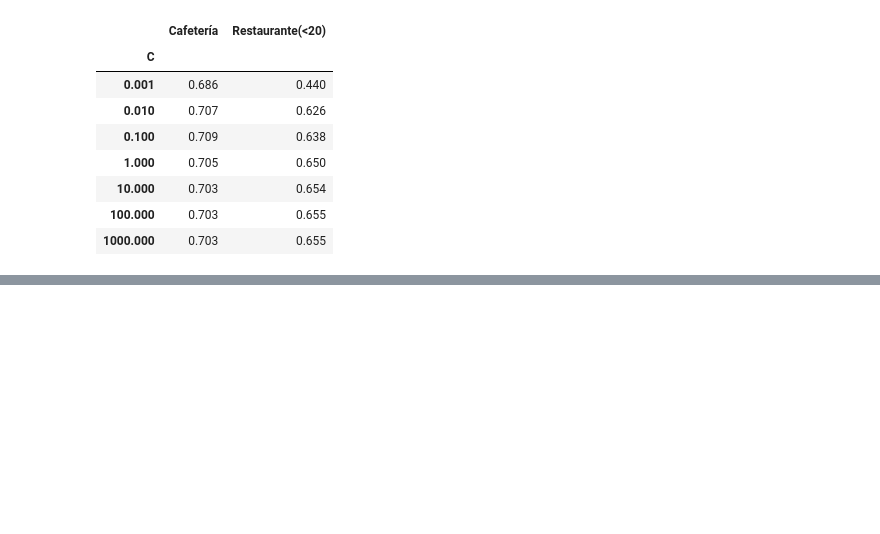
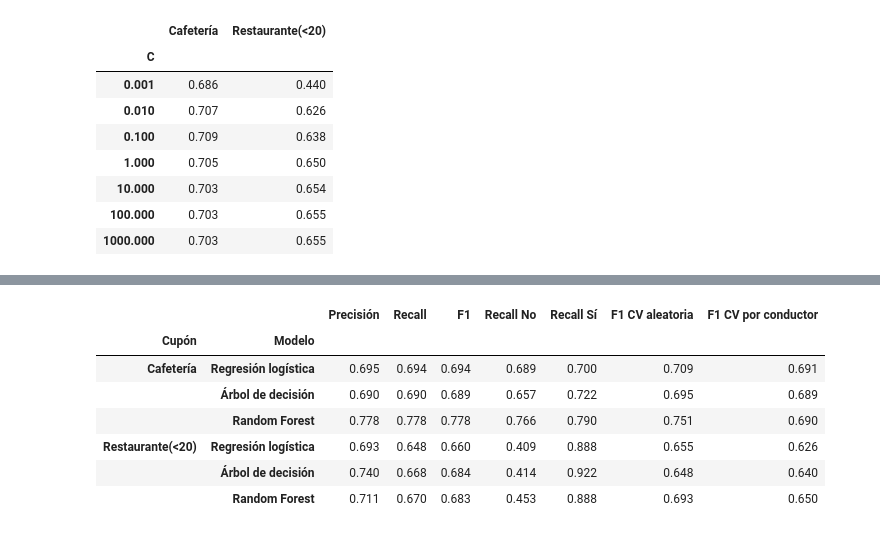
Before and after one commit to 5haiel/ISIS2611-Laboratorio3, a Jupyter notebook: sm.jimenezp1_j.trivinon.ipynb, the cells around one changed output, grey strips where cells are left out. Cells and saved outputs as stored; diff of their text form; code cells hidden in the pictures; blank space fills up the shorter version.

```diff
--- a/sm.jimenezp1_j.trivinon.ipynb
+++ b/sm.jimenezp1_j.trivinon.ipynb
@@ -867,0 +1141,40 @@ El criterio casi no importa, ya que `entropy` supera a `gini` por menos de 0.01,
+# %%
+def metricas_test(modelo, X_test, y_test):
+    pred = modelo.predict(X_test)
+    return {
+        "Precisión": precision_score(y_test, pred, average="macro"),
+        "Recall": recall_score(y_test, pred, average="macro"),
+        "F1": f1_score(y_test, pred, average="macro"),
+        "Recall No": recall_score(y_test, pred, pos_label=0),
+        "Recall Sí": recall_score(y_test, pred, pos_label=1),
+    }
+
+grids_sin_balanceo = {
+    "Cafetería": {"Regresión logística": grid_lr_cafe, "Árbol de decisión": grid_arbol_cafe, "Random Forest": grid_rf_cafe},
+    "Restaurante(<20)": {"Regresión logística": grid_lr_rest, "Árbol de decisión": grid_arbol_rest, "Random Forest": grid_rf_rest},
+}
+datos_test = {
+    "Cafetería": (X_test_cafe, y_test_cafe, validacion_cafe),
+    "Restaurante(<20)": (X_test_rest, y_test_rest, validacion_rest),
+}
+nombre_en_validacion = {"Regresión logística": "Regresión logística", "Árbol de decisión": "Árbol de decisión",
+                        "Random Forest": "Random Forest elegido"}
+
+filas = []
+for cupon, modelos in grids_sin_balanceo.items():
+    X_te, y_te, validacion = datos_test[cupon]
+    for nombre, grid in modelos.items():
+        filas.append({"Cupón": cupon, "Modelo": nombre, **metricas_test(grid.best_estimator_, X_te, y_te),
+                      "F1 CV aleatoria": grid.best_score_,
+                      "F1 CV por conductor": validacion.loc[nombre_en_validacion[nombre], "folds por conductor"]})
+tabla_comparativa = pd.DataFrame(filas).set_index(["Cupón", "Modelo"]).round(3)
+tabla_comparativa
+# %% [output]
+|  |  | Precisión | Recall | F1 | Recall No | Recall Sí | F1 CV aleatoria | F1 CV por conductor |
+| Cupón | Modelo |  |  |  |  |  |  |  |
+| Cafetería | Regresión logística | 0.695 | 0.694 | 0.694 | 0.689 | 0.700 | 0.709 | 0.691 |
+|  | Árbol de decisión | 0.690 | 0.690 | 0.689 | 0.657 | 0.722 | 0.695 | 0.689 |
+|  | Random Forest | 0.778 | 0.778 | 0.778 | 0.766 | 0.790 | 0.751 | 0.690 |
+| Restaurante(<20) | Regresión logística | 0.693 | 0.648 | 0.660 | 0.409 | 0.888 | 0.655 | 0.626 |
+|  | Árbol de decisión | 0.740 | 0.668 | 0.684 | 0.414 | 0.922 | 0.648 | 0.640 |
+|  | Random Forest | 0.711 | 0.670 | 0.683 | 0.453 | 0.888 | 0.693 | 0.650 |
```
Also changed, not shown: parts of 41 cells of this notebook.
